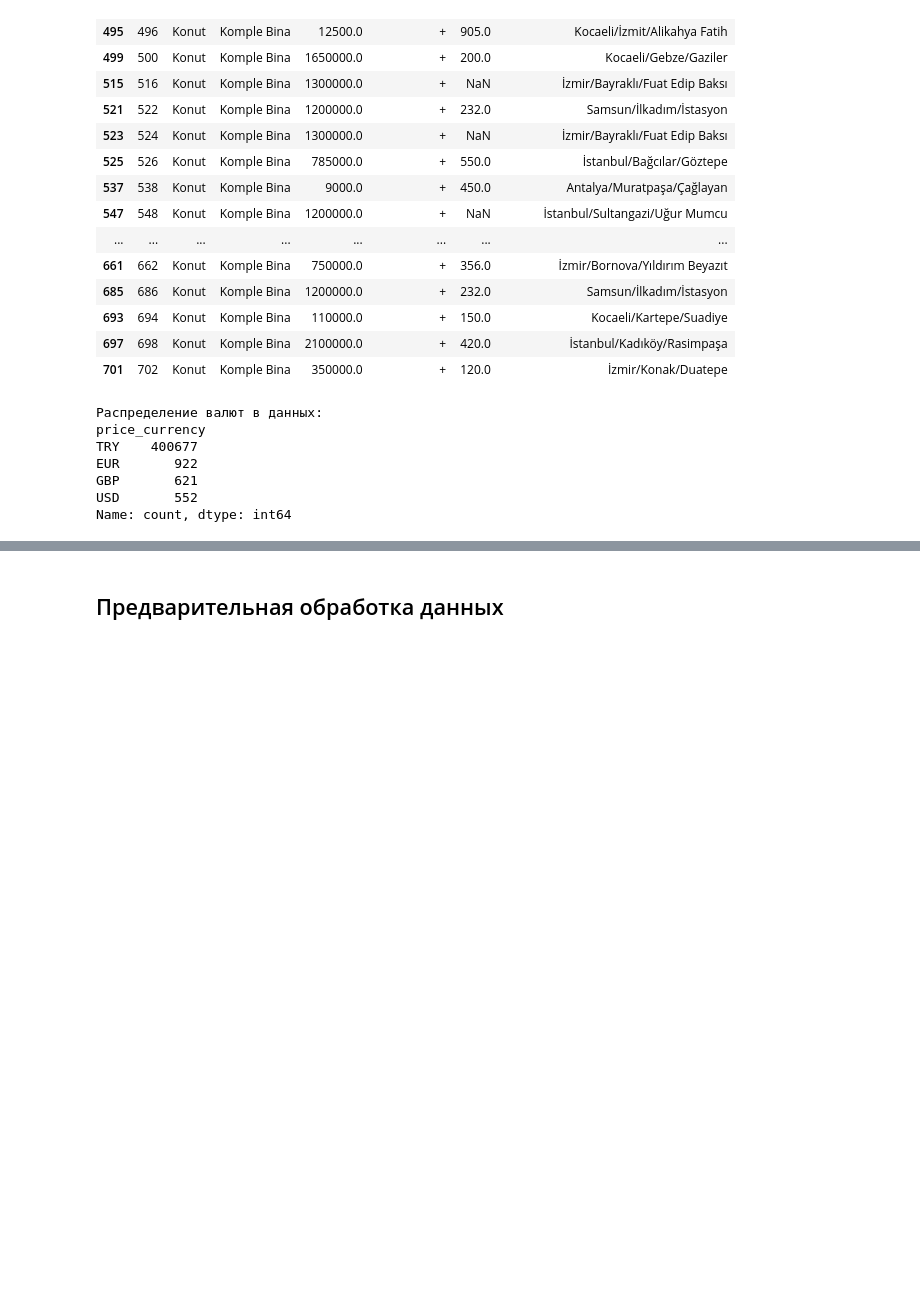
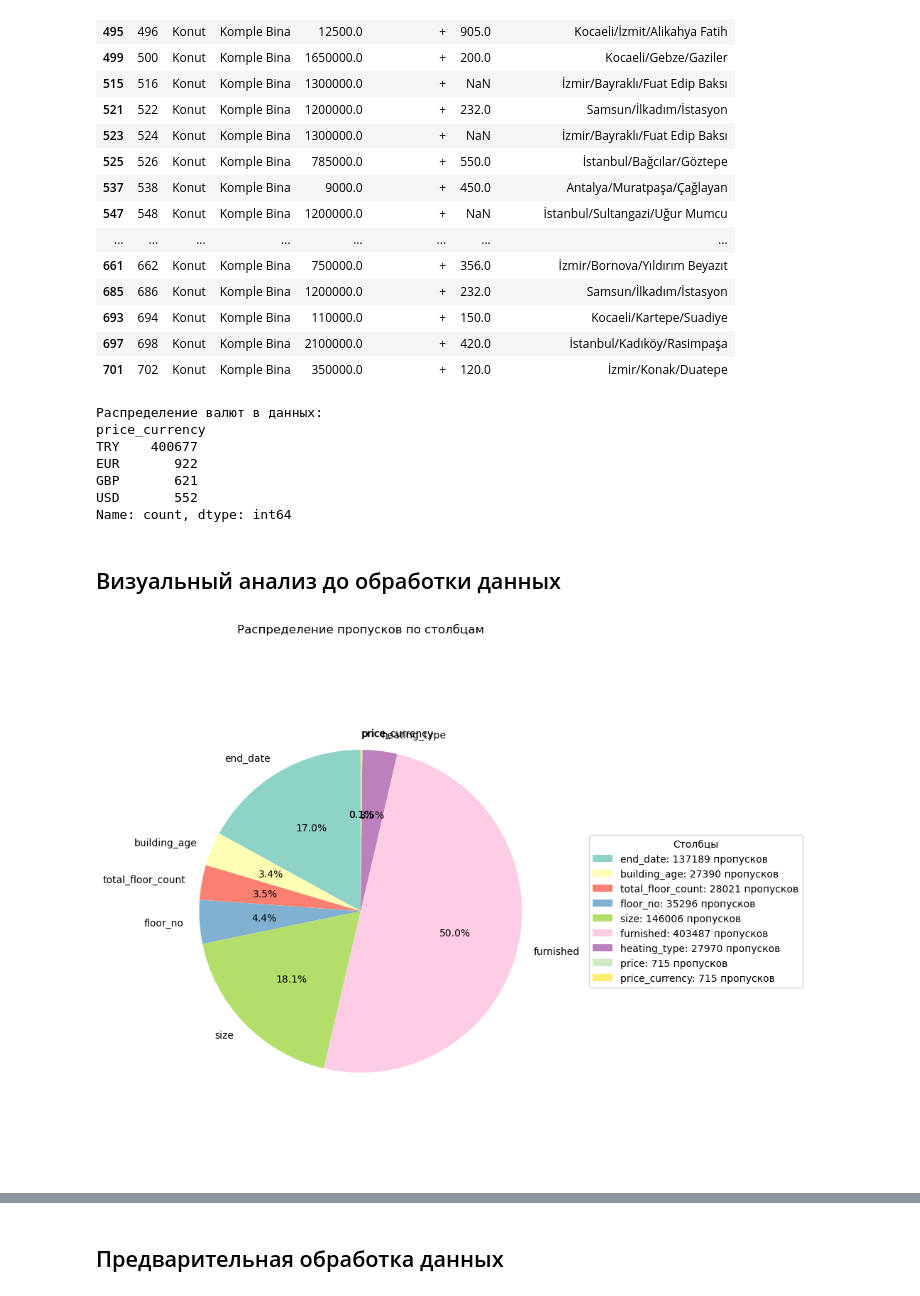
Before and after one commit to kri7ch/Machine-Learning-V2, a Jupyter notebook: joint_work/Рахмаев Петрова/jointworkFirst.ipynb, the cells around one changed output, grey strips where cells are left out. Cells and saved outputs as stored; diff of their text form; code cells hidden in the pictures; blank space fills up the shorter version.

```diff
--- a/joint_work/Рахмаев Петрова/jointworkFirst.ipynb
+++ b/joint_work/Рахмаев Петрова/jointworkFirst.ipynb
@@ -239,3 +241,29 @@ EUR       922
 GBP       621
 USD       552
 Name: count, dtype: int64
+# %% [markdown]
+## Визуальный анализ до обработки данных
+# %%
+df_before = df.copy()
+# %%
+# Визуализация отсутствия данных
+missing_before = df_before.isnull().sum()
+missing_before = missing_before[missing_before > 0]
+
+total_missing = missing_before.sum()
+missing_percent = (missing_before / total_missing) * 100
+
+plt.figure(figsize=(10, 8))
+colors = plt.cm.Set3(np.linspace(0, 1, len(missing_before)))
+wedges, texts, autotexts = plt.pie(missing_percent, labels=missing_before.index, autopct='%1.1f%%', colors=colors, startangle=90)
+
+plt.title('Распределение пропусков по столбцам', fontsize=12, pad=20)
+plt.axis('equal')
+
+legend_labels = [f'{label}: {value} пропусков' for label, value in zip(missing_before.index, missing_before)]
+plt.legend(wedges, legend_labels, title="Столбцы", loc="center left", bbox_to_anchor=(1, 0, 0.5, 1))
+
+plt.tight_layout()
+plt.show()
+# %% [output]
+[figure, added]
```
Also changed, not shown: parts of 18 cells of this notebook, 1 other file.
